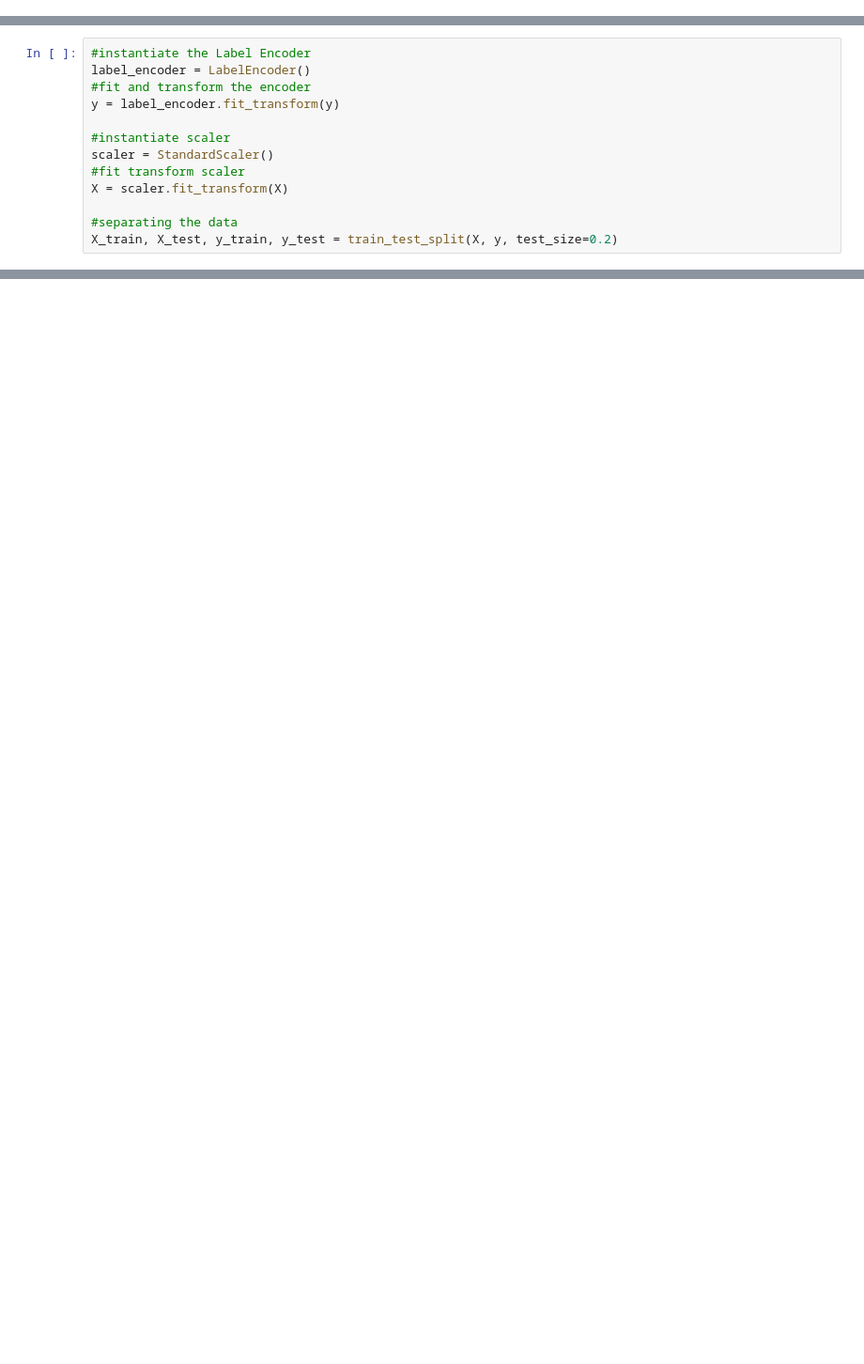
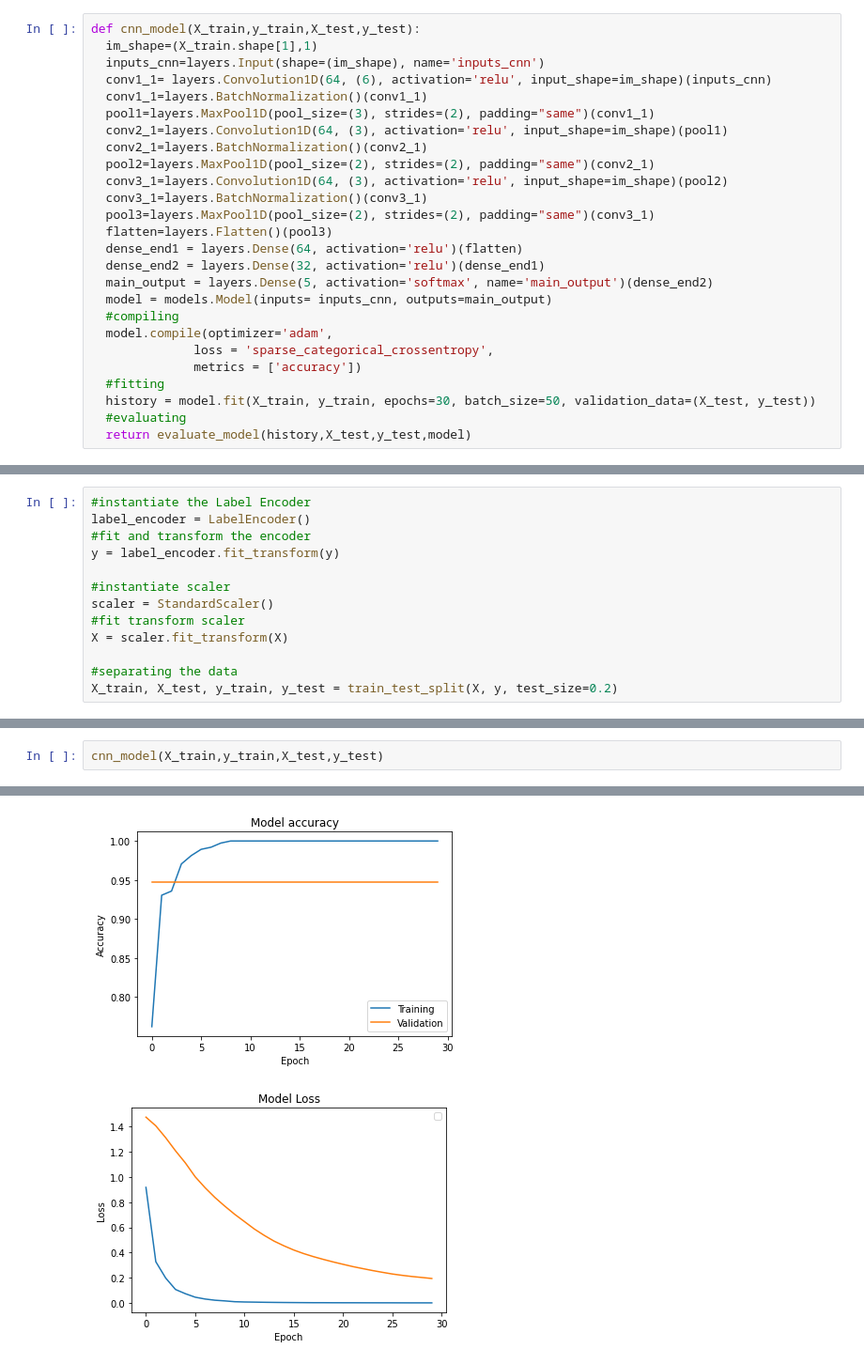
Before and after one commit to marcusnk237/Binary-Classification-Cough-COVID, a Jupyter notebook: Binary_classification_cough_COVID.ipynb, the cells around one changed output, grey strips where cells are left out. Shown at 94% size. Cells and saved outputs as stored; diff of their text form; blank space fills up the shorter version.

```diff
--- a/Binary_classification_cough_COVID.ipynb
+++ b/Binary_classification_cough_COVID.ipynb
@@ -21,0 +137,26 @@ import itertools
+# %%
+def cnn_model(X_train,y_train,X_test,y_test):
+  im_shape=(X_train.shape[1],1)
+  inputs_cnn=layers.Input(shape=(im_shape), name='inputs_cnn')
+  conv1_1= layers.Convolution1D(64, (6), activation='relu', input_shape=im_shape)(inputs_cnn)
+  conv1_1=layers.BatchNormalization()(conv1_1)
+  pool1=layers.MaxPool1D(pool_size=(3), strides=(2), padding="same")(conv1_1)
+  conv2_1=layers.Convolution1D(64, (3), activation='relu', input_shape=im_shape)(pool1)
+  conv2_1=layers.BatchNormalization()(conv2_1)
+  pool2=layers.MaxPool1D(pool_size=(2), strides=(2), padding="same")(conv2_1)
+  conv3_1=layers.Convolution1D(64, (3), activation='relu', input_shape=im_shape)(pool2)
+  conv3_1=layers.BatchNormalization()(conv3_1)
+  pool3=layers.MaxPool1D(pool_size=(2), strides=(2), padding="same")(conv3_1)
+  flatten=layers.Flatten()(pool3)
+  dense_end1 = layers.Dense(64, activation='relu')(flatten)
+  dense_end2 = layers.Dense(32, activation='relu')(dense_end1)
+  main_output = layers.Dense(5, activation='softmax', name='main_output')(dense_end2)
+  model = models.Model(inputs= inputs_cnn, outputs=main_output)
+  #compiling
+  model.compile(optimizer='adam',
+              loss = 'sparse_categorical_crossentropy',
+              metrics = ['accuracy'])
+  #fitting
+  history = model.fit(X_train, y_train, epochs=30, batch_size=50, validation_data=(X_test, y_test))
+  #evaluating
+  return evaluate_model(history,X_test,y_test,model)
@@ -176,0 +298,3 @@ Précision: 94.68%
+# %%
+cnn_model(X_train,y_train,X_test,y_test)
+# %% [output]
@@ -176,0 +318,2 @@ Précision: 94.68%
+[figure, added]
+[figure, added]
```
Also changed, not shown: parts of 42 cells of this notebook.
